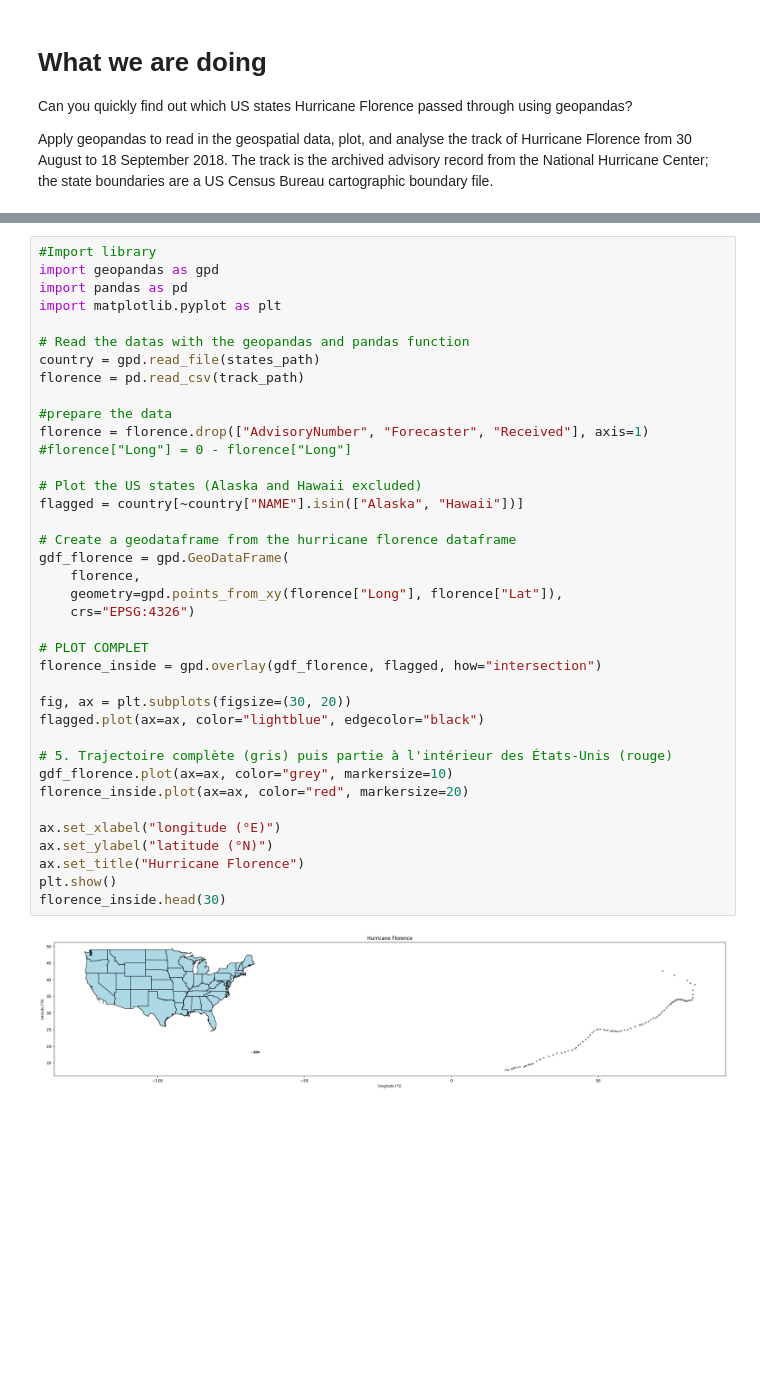
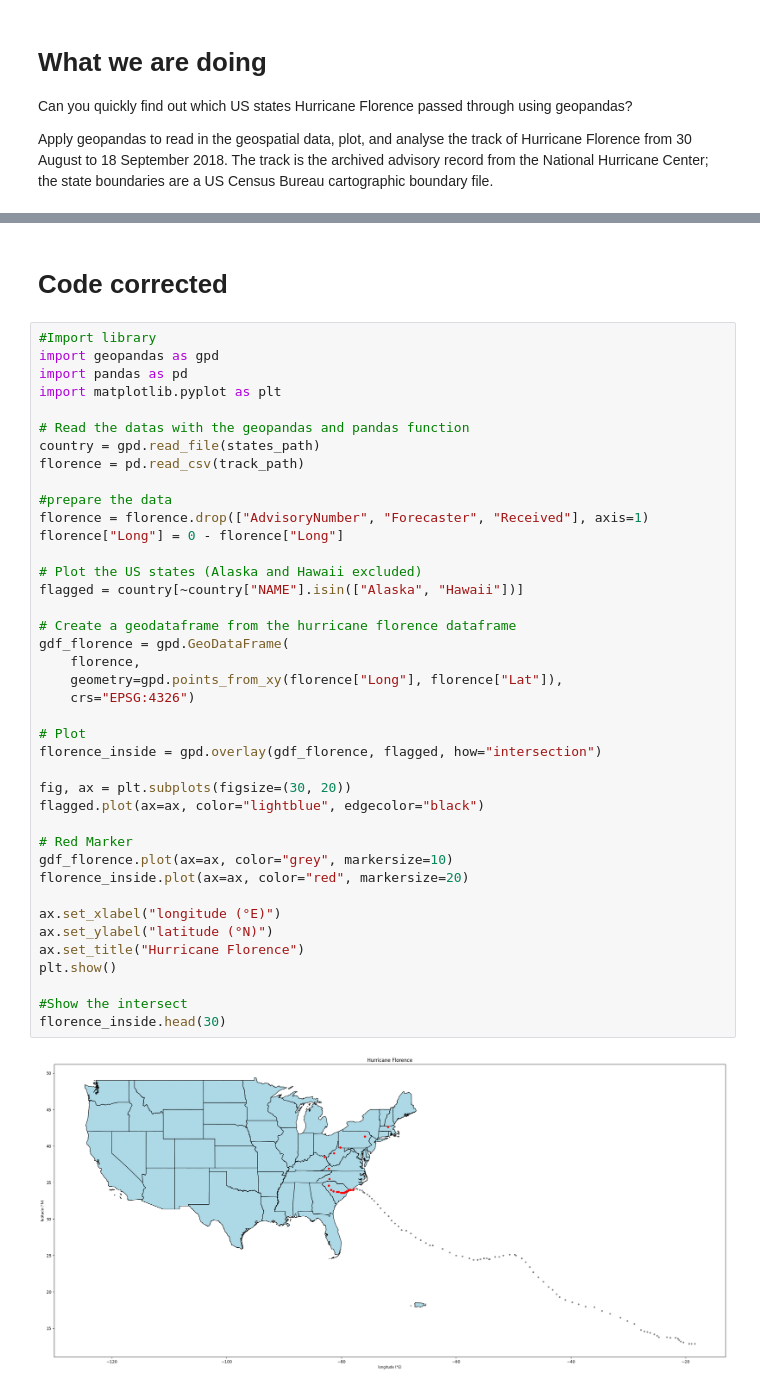
Before and after one commit to LucaSchaerz/2025_Intro_Python, a Jupyter notebook: FEEDBACK_SCHARZ.ipynb, the cells around one changed output, grey strips where cells are left out. Saved outputs shown, nothing was run; the diff lists cells and outputs as text; blank space fills up the shorter version.

```diff
--- a/FEEDBACK_SCHARZ.ipynb
+++ b/FEEDBACK_SCHARZ.ipynb
@@ -27,3 +68,5 @@ Downloading data from 'https://raw.githubusercontent.com/gse-unil/2026_MLEES_boo
+# %% [markdown]
+# Code corrected
 # %%
 #Import library
 import geopandas as gpd
@@ -33,35 +76,37 @@ import matplotlib.pyplot as plt
 # Read the datas with the geopandas and pandas function
 country = gpd.read_file(states_path)
 florence = pd.read_csv(track_path)
 
 #prepare the data
 florence = florence.drop(["AdvisoryNumber", "Forecaster", "Received"], axis=1)
-#florence["Long"] = 0 - florence["Long"]
+florence["Long"] = 0 - florence["Long"]
 
 # Plot the US states (Alaska and Hawaii excluded)
 flagged = country[~country["NAME"].isin(["Alaska", "Hawaii"])]
 
 # Create a geodataframe from the hurricane florence dataframe
 gdf_florence = gpd.GeoDataFrame(
     florence,
     geometry=gpd.points_from_xy(florence["Long"], florence["Lat"]),
     crs="EPSG:4326")
 
-# PLOT COMPLET
+# Plot
 florence_inside = gpd.overlay(gdf_florence, flagged, how="intersection")
 
 fig, ax = plt.subplots(figsize=(30, 20))
 flagged.plot(ax=ax, color="lightblue", edgecolor="black")
 
-# 5. Trajectoire complète (gris) puis partie à l'intérieur des États-Unis (rouge)
+# Red Marker
 gdf_florence.plot(ax=ax, color="grey", markersize=10)
 florence_inside.plot(ax=ax, color="red", markersize=20)
 
 ax.set_xlabel("longitude (°E)")
 ax.set_ylabel("latitude (°N)")
 ax.set_title("Hurricane Florence")
 plt.show()
+
+#Show the intersect
 florence_inside.head(30)
 # %% [output]
-[figure, old version]
+[figure, new version]
 |  | Date | Lat | Long | Wind | Pres | Movement | Type | Name | GEO_ID | STATE | NAME | ... |
```
Also changed, not shown: parts of 4 cells of this notebook.
